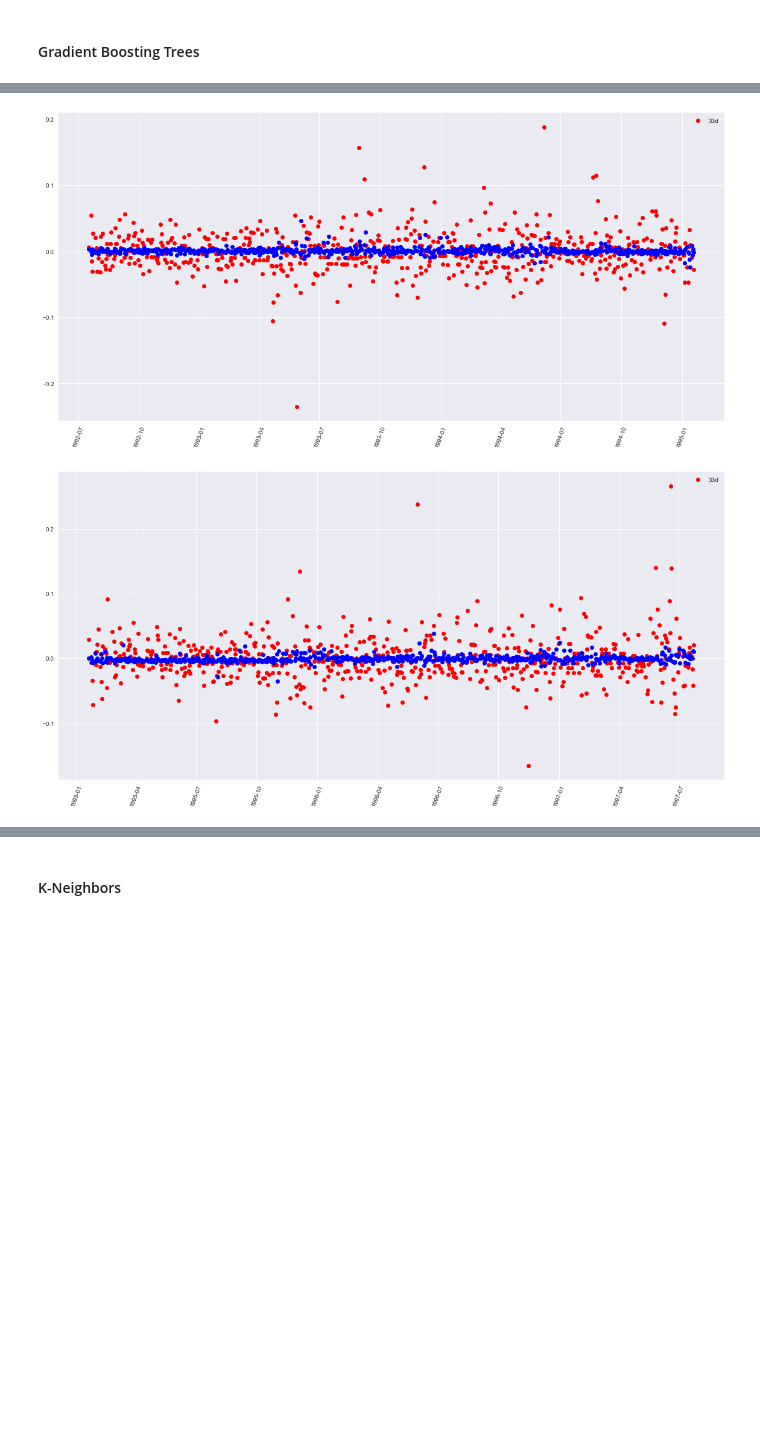
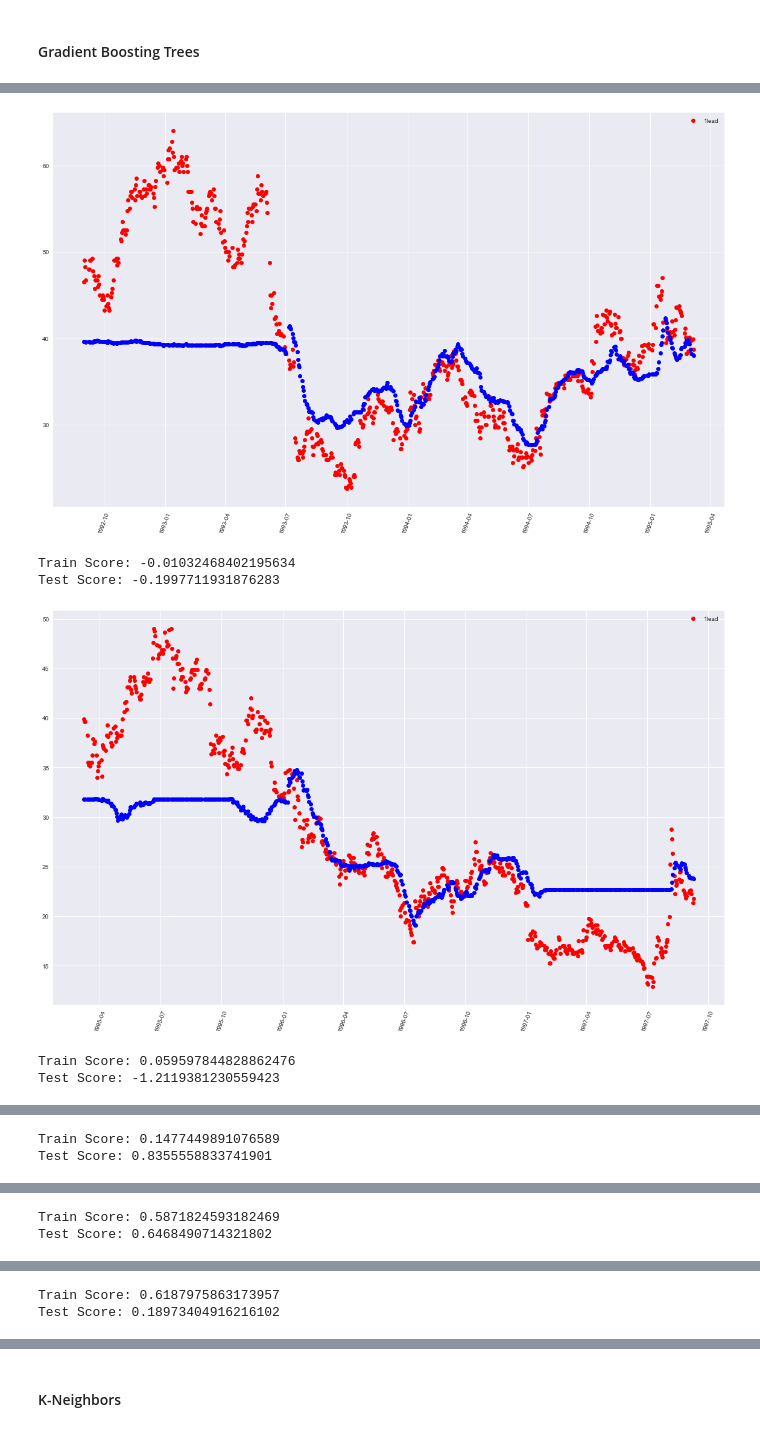
Before and after one commit to isabelpuche/ml_for_algo_trading, a Jupyter notebook: notebooks/ml_pipeline.ipynb, the cells around one changed output, grey strips where cells are left out. Cells and saved outputs as stored; diff of their text form; code cells hidden in the pictures; blank space fills up the shorter version.

Commit message:
ML model's performance with lagged/lead closing prices

```diff
--- a/notebooks/ml_pipeline.ipynb
+++ b/notebooks/ml_pipeline.ipynb
@@ -168,5 +168,3 @@ for i in reversed(range(2, 41)):
 # %%
-df['1d'] = (df['1d'] - df['close']) / df['close']
+df = df.drop(columns='close')
-# %%
-df = df.drop(columns=['close'])
 # %%
@@ -182,8 +180,8 @@ df.tail()
 Let's now split the series between features and targets.
 # %%
 # Create features (X) and targets (y)
-X = df.iloc[:,:32]
-y = df.iloc[:,32:]
+X = df[[x for x in df.columns if 'lag' in x]]
+y = df[[x for x in df.columns if 'lead' in x]]
 # %%
 X.shape
 # %% [output]
@@ -328,26 +341,26 @@ We shall use the scoring metric MAE, mean absolute value, negated so as to unifo
 # %%
-# Evaluate naive
+# Evaluate Linear
 
 # Instantiate a DummyRegressor with 'median' strategy
-naive = DummyRegressor(strategy='mean')
+linear = linear_model.LinearRegression()
 
 # Fit the model
-naive.fit(X_train, y_train)
+linear.fit(X_train, y_train)
 
 # Make predictions
-naive_pred = naive.predict(X_test)
+linear_pred = linear.predict(X_test)
 
 # Make predictions
-naive_train_pred = naive.predict(X_train)
-naive_test_pred = naive.predict(X_test)
+linear_train_pred = linear.predict(X_train)
+linear_test_pred = linear.predict(X_test)
 
 # Print scores
-print(naive.score(X_train, y_train))
-print(naive.score(X_test, y_test))
+print(linear.score(X_train, y_train))
+print(linear.score(X_test, y_test))
 
 # Calculate accuracy using `cross_val_score()` with model instantiated, data to fit, target variable, 'neg_mean_absolute_error' scoring, cross validator, n_jobs=-1, and error_score set to 'raise'
-n_scores = cross_val_score(naive, X, y, scoring='neg_mean_squared_error', cv=tscv, n_jobs=-1, error_score='raise')
+linear_scores = cross_val_score(linear, X, y, scoring='neg_mean_squared_error', cv=tscv, n_jobs=-1, error_score='raise')
 
 # Print mean and standard deviation of n_scores:
-print('Baseline: mean (%.3f), std (%.3f)' % (np.mean(n_scores), np.std(n_scores)))
+print('MSE: mean (%.3f), std (%.3f)' % (np.mean(linear_scores), np.std(linear_scores)))
 # %% [output]
@@ -529,12 +548,18 @@ def plotme(y_test, test_pred_gbr, col, step):
 # %%
 from sklearn.model_selection import cross_val_predict
 
 for train_index, test_index in tscv.split(X):
     X_train, X_test = X.iloc[train_index], X.iloc[test_index]
     y_train, y_test = y.iloc[train_index], y.iloc[test_index]
 
     test_pred_gbr = cross_val_predict(gbr, X_test, y=y_test)
-    plotme(y_test, test_pred_gbr, '33d', 0)
+    plotme(y_test, test_pred_gbr, '1lead', 0)
+    print('Train Score: {}'.format(gbr.score(X_train, y_train)))
+    print('Test Score: {}'.format(gbr.score(X_test, y_test)))
 # %% [output]
-[figure, old version]
+[figure, new version]
+Train Score: -0.01032468402195634
+Test Score: -0.1997711931876283
-[figure, old version]
+[figure, new version]
+Train Score: 0.059597844828862476
+Test Score: -1.2119381230559423
@@ -541,0 +567,2 @@ for train_index, test_index in tscv.split(X):
+Train Score: 0.1477449891076589
+Test Score: 0.8355558833741901
@@ -542,0 +570,2 @@ for train_index, test_index in tscv.split(X):
+Train Score: 0.5871824593182469
+Test Score: 0.6468490714321802
@@ -543,0 +573,2 @@ for train_index, test_index in tscv.split(X):
+Train Score: 0.6187975863173957
+Test Score: 0.18973404916216102
```
Also changed, not shown: parts of 43 cells of this notebook.
